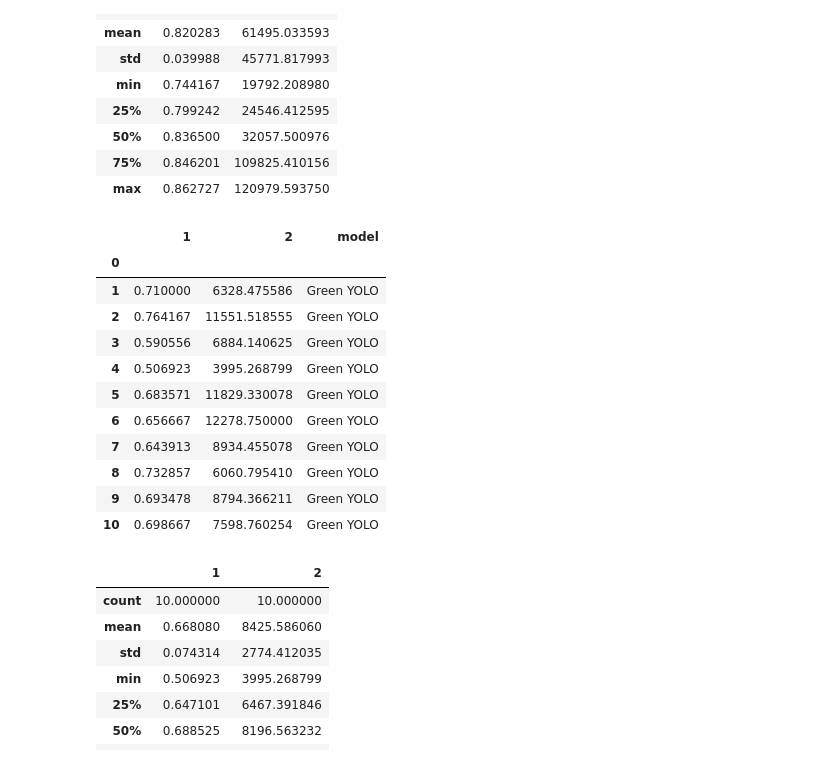
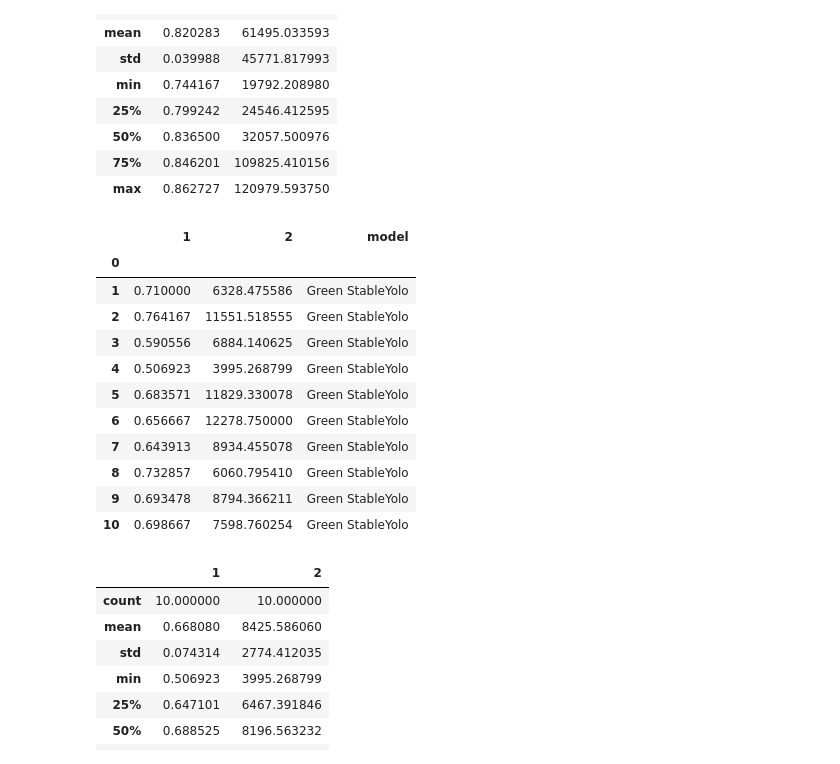
Before and after one commit to gjz78910/GreenStableYolo, a Jupyter notebook: analysis/analysis.ipynb, the cells around one changed output. Saved outputs shown, nothing was run; the diff lists cells and outputs as text; code cells hidden in the pictures.

```diff
--- a/analysis/analysis.ipynb
+++ b/analysis/analysis.ipynb
@@ -40,21 +40,21 @@ sy.describe()
 | max | 0.862727 | 120979.593750 |
 # %%
 gy = pd.read_csv('GreenYolo_results_numgen10_popsize25.csv', header=None, index_col=0)
-gy['model'] = 'Green YOLO'
+gy['model'] = 'Green StableYolo'
 gy
 # %% [output]
 |  | 1 | 2 | model |
 | 0 |  |  |  |
-| 1 | 0.710000 | 6328.475586 | Green YOLO |
-| 2 | 0.764167 | 11551.518555 | Green YOLO |
-| 3 | 0.590556 | 6884.140625 | Green YOLO |
-| 4 | 0.506923 | 3995.268799 | Green YOLO |
-| 5 | 0.683571 | 11829.330078 | Green YOLO |
-| 6 | 0.656667 | 12278.750000 | Green YOLO |
-| 7 | 0.643913 | 8934.455078 | Green YOLO |
-| 8 | 0.732857 | 6060.795410 | Green YOLO |
-| 9 | 0.693478 | 8794.366211 | Green YOLO |
-| 10 | 0.698667 | 7598.760254 | Green YOLO |
+| 1 | 0.710000 | 6328.475586 | Green StableYolo |
+| 2 | 0.764167 | 11551.518555 | Green StableYolo |
+| 3 | 0.590556 | 6884.140625 | Green StableYolo |
+| 4 | 0.506923 | 3995.268799 | Green StableYolo |
+| 5 | 0.683571 | 11829.330078 | Green StableYolo |
+| 6 | 0.656667 | 12278.750000 | Green StableYolo |
+| 7 | 0.643913 | 8934.455078 | Green StableYolo |
+| 8 | 0.732857 | 6060.795410 | Green StableYolo |
+| 9 | 0.693478 | 8794.366211 | Green StableYolo |
+| 10 | 0.698667 | 7598.760254 | Green StableYolo |
 # %%
 # statistics
 
```
Also changed, not shown: parts of 5 cells of this notebook, 2 other files.
